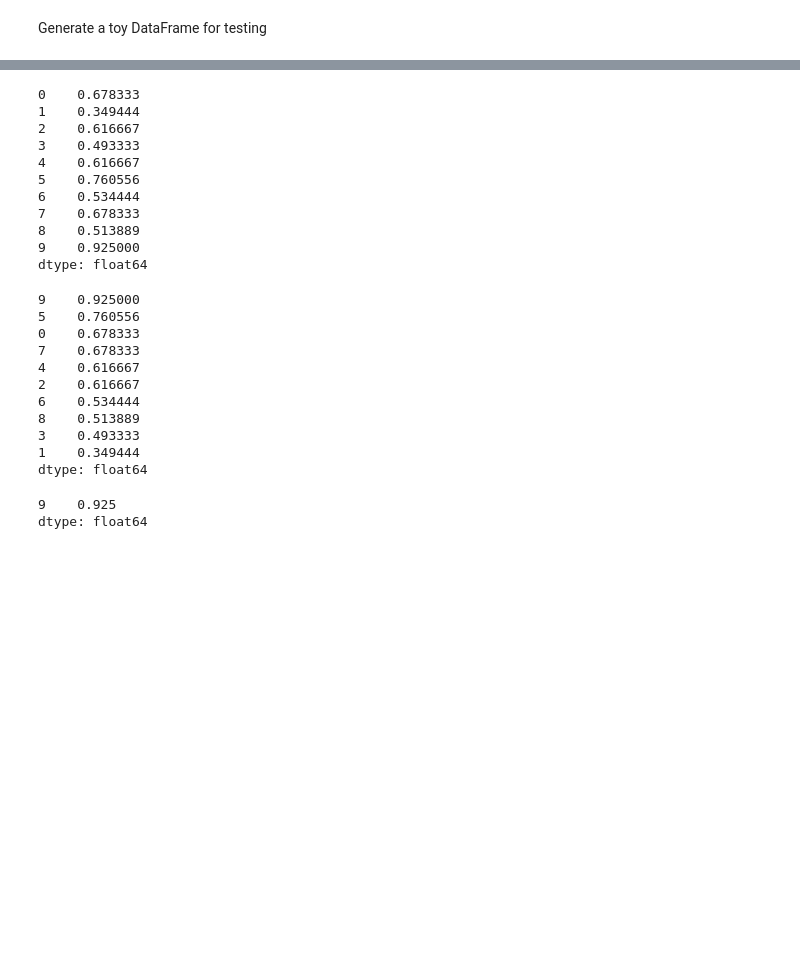
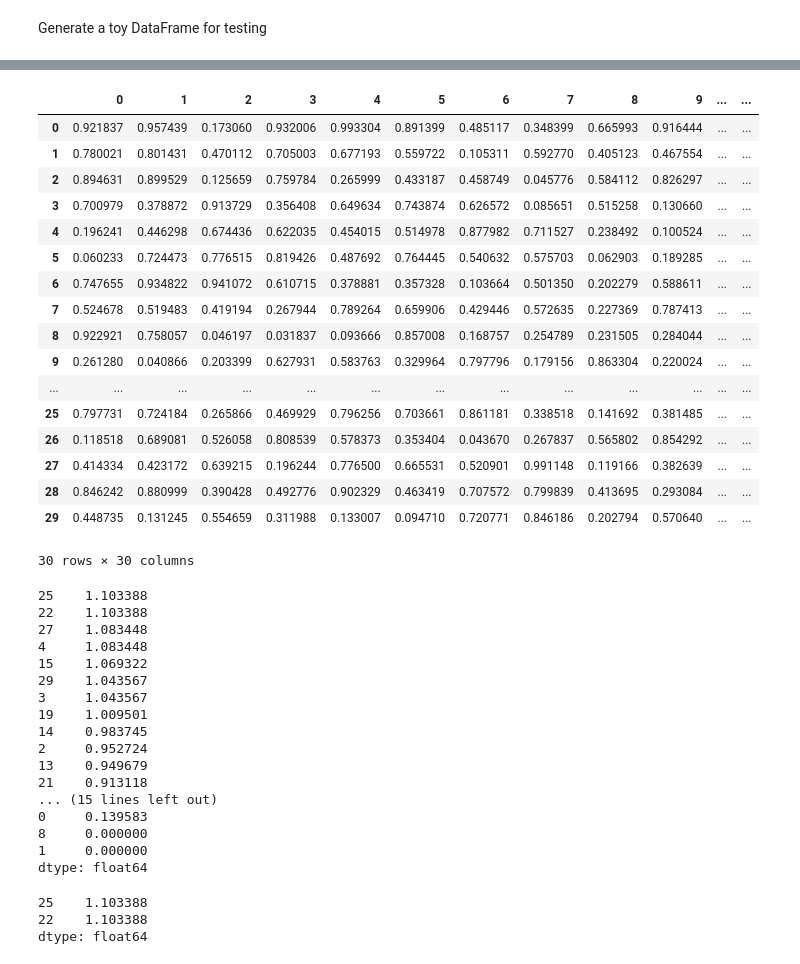
Before and after one commit to braingeneers/statdepth, a Jupyter notebook: testing_notebooks/jlehrer_testing_notebook_02.ipynb, the cells around one changed output, grey strips where cells are left out. Saved outputs shown, nothing was run; the diff lists cells and outputs as text; code cells hidden in the pictures; blank space fills up the shorter version.

```diff
--- a/testing_notebooks/jlehrer_testing_notebook_02.ipynb
+++ b/testing_notebooks/jlehrer_testing_notebook_02.ipynb
@@ -22,0 +22,8 @@ px.line(df)
+# %%
+col = [2.6,3,4,4,4,4.3,4.2,3,4,3,2.5,3,3,3,3.5, 4]
+col = [k * 3 for k in col]
+df1 = pd.DataFrame()
+for i in range(30):
+    l = np.random.rand()
+    df1[f'{i}'] = [k*l for k in col]
+px.line(df1)
@@ -23,37 +32,51 @@ px.line(df)
 # %%
-df = pd.DataFrame(np.random.rand(5, 10))
+df = pd.DataFrame(np.random.rand(30, 30))
 
-bd = FunctionalDepth([df], J=3, relax=True)
-bd
+bd = FunctionalDepth([df1], K=2, J=3, relax=False)
+df
 # %% [output]
+|  | 0 | 1 | 2 | 3 | 4 | 5 | 6 | 7 | 8 | 9 | ... | ... |
+| 0 | 0.921837 | 0.957439 | 0.173060 | 0.932006 | 0.993304 | 0.891399 | 0.485117 | 0.348399 | 0.665993 | 0.916444 | ... | ... |
+| 1 | 0.780021 | 0.801431 | 0.470112 | 0.705003 | 0.677193 | 0.559722 | 0.105311 | 0.592770 | 0.405123 | 0.467554 | ... | ... |
+| 2 | 0.894631 | 0.899529 | 0.125659 | 0.759784 | 0.265999 | 0.433187 | 0.458749 | 0.045776 | 0.584112 | 0.826297 | ... | ... |
+| 3 | 0.700979 | 0.378872 | 0.913729 | 0.356408 | 0.649634 | 0.743874 | 0.626572 | 0.085651 | 0.515258 | 0.130660 | ... | ... |
+| 4 | 0.196241 | 0.446298 | 0.674436 | 0.622035 | 0.454015 | 0.514978 | 0.877982 | 0.711527 | 0.238492 | 0.100524 | ... | ... |
+| 5 | 0.060233 | 0.724473 | 0.776515 | 0.819426 | 0.487692 | 0.764445 | 0.540632 | 0.575703 | 0.062903 | 0.189285 | ... | ... |
+| 6 | 0.747655 | 0.934822 | 0.941072 | 0.610715 | 0.378881 | 0.357328 | 0.103664 | 0.501350 | 0.202279 | 0.588611 | ... | ... |
+| 7 | 0.524678 | 0.519483 | 0.419194 | 0.267944 | 0.789264 | 0.659906 | 0.429446 | 0.572635 | 0.227369 | 0.787413 | ... | ... |
+| 8 | 0.922921 | 0.758057 | 0.046197 | 0.031837 | 0.093666 | 0.857008 | 0.168757 | 0.254789 | 0.231505 | 0.284044 | ... | ... |
+| 9 | 0.261280 | 0.040866 | 0.203399 | 0.627931 | 0.583763 | 0.329964 | 0.797796 | 0.179156 | 0.863304 | 0.220024 | ... | ... |
+| ... | ... | ... | ... | ... | ... | ... | ... | ... | ... | ... | ... | ... |
+| 25 | 0.797731 | 0.724184 | 0.265866 | 0.469929 | 0.796256 | 0.703661 | 0.861181 | 0.338518 | 0.141692 | 0.381485 | ... | ... |
+| 26 | 0.118518 | 0.689081 | 0.526058 | 0.808539 | 0.578373 | 0.353404 | 0.043670 | 0.267837 | 0.565802 | 0.854292 | ... | ... |
+| 27 | 0.414334 | 0.423172 | 0.639215 | 0.196244 | 0.776500 | 0.665531 | 0.520901 | 0.991148 | 0.119166 | 0.382639 | ... | ... |
+| 28 | 0.846242 | 0.880999 | 0.390428 | 0.492776 | 0.902329 | 0.463419 | 0.707572 | 0.799839 | 0.413695 | 0.293084 | ... | ... |
+| 29 | 0.448735 | 0.131245 | 0.554659 | 0.311988 | 0.133007 | 0.094710 | 0.720771 | 0.846186 | 0.202794 | 0.570640 | ... | ... |
-0    0.678333
-1    0.349444
-2    0.616667
-3    0.493333
-4    0.616667
-5    0.760556
-6    0.534444
-7    0.678333
-8    0.513889
-9    0.925000
-dtype: float64
+30 rows × 30 columns
 # %%
 bd.sorted()
 # %% [output]
-9    0.925000
-5    0.760556
-0    0.678333
-7    0.678333
-4    0.616667
-2    0.616667
-6    0.534444
-8    0.513889
-3    0.493333
-1    0.349444
+25    1.103388
+22    1.103388
+27    1.083448
+4     1.083448
+15    1.069322
+29    1.043567
+3     1.043567
+19    1.009501
+14    0.983745
+2     0.952724
+13    0.949679
+21    0.913118
+... (15 lines left out)
+0     0.139583
+8     0.000000
+1     0.000000
 dtype: float64
 # %%
-bd.deepest()
+bd.deepest(n=2)
 # %% [output]
-9    0.925
+25    1.103388
+22    1.103388
 dtype: float64
 # %%
```
Also changed, not shown: parts of 9 cells of this notebook, 4 other files.
